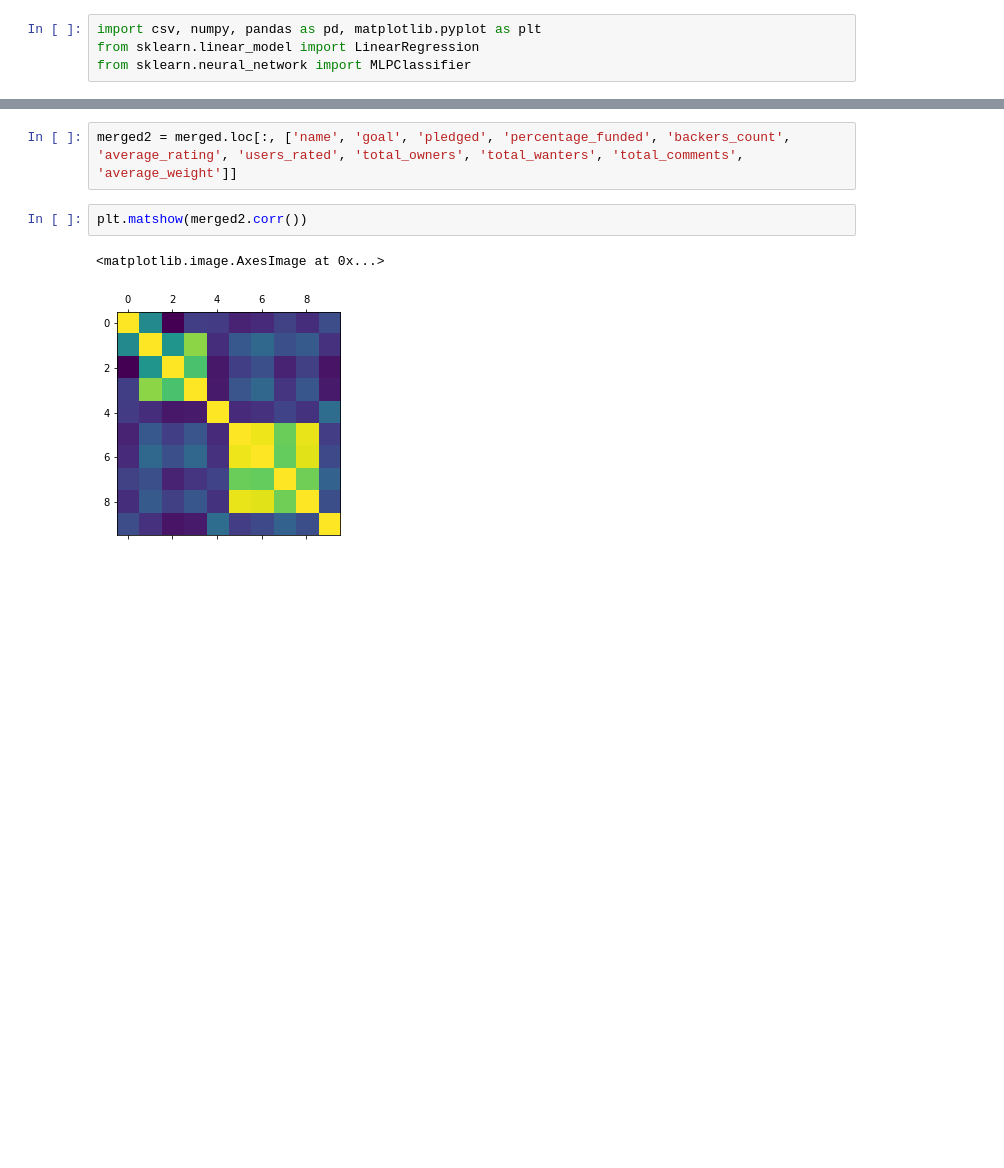
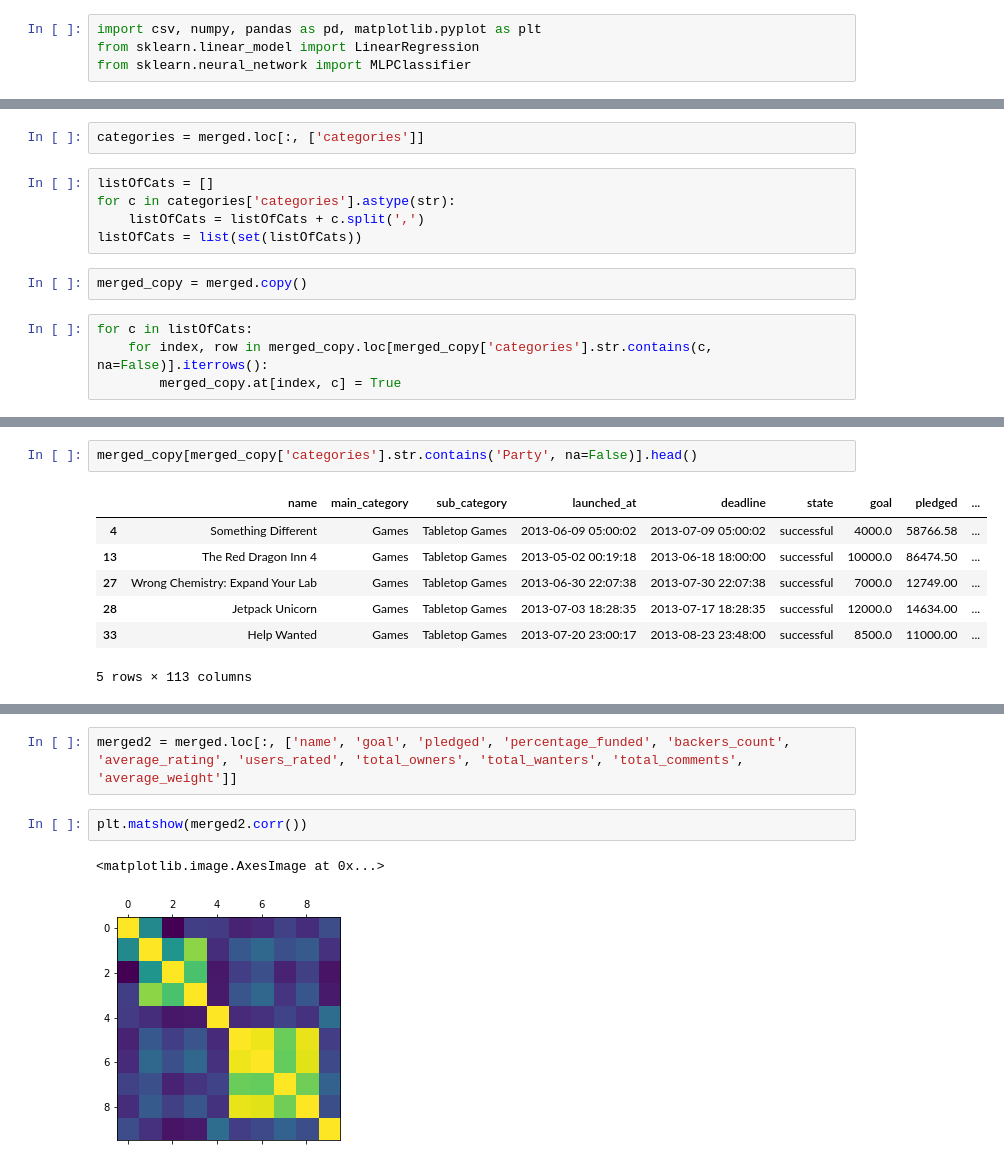
Before and after one commit to csawaske/BGGAnalysis, a Jupyter notebook: BGGNotebook.ipynb, the cells around one changed output, grey strips where cells are left out. Cells and saved outputs as stored; diff of their text form; blank space fills up the shorter version.

```diff
--- a/BGGNotebook.ipynb
+++ b/BGGNotebook.ipynb
@@ -56,0 +33,13 @@ plt.matshow(merged.corr())
+# %%
+categories = merged.loc[:, ['categories']]
+# %%
+listOfCats = []
+for c in categories['categories'].astype(str):
+    listOfCats = listOfCats + c.split(',')
+listOfCats = list(set(listOfCats))
+# %%
+merged_copy = merged.copy()
+# %%
+for c in listOfCats:
+    for index, row in merged_copy.loc[merged_copy['categories'].str.contains(c, na=False)].iterrows():
+        merged_copy.at[index, c] = True
@@ -56,0 +58,10 @@ plt.matshow(merged.corr())
+# %%
+merged_copy[merged_copy['categories'].str.contains('Party', na=False)].head()
+# %% [output]
+|  | name | main_category | sub_category | launched_at | deadline | state | goal | pledged | ... |
+| 4 | Something Different | Games | Tabletop Games | 2013-06-09 05:00:02 | 2013-07-09 05:00:02 | successful | 4000.0 | 58766.58 | ... |
+| 13 | The Red Dragon Inn 4 | Games | Tabletop Games | 2013-05-02 00:19:18 | 2013-06-18 18:00:00 | successful | 10000.0 | 86474.50 | ... |
+| 27 | Wrong Chemistry: Expand Your Lab | Games | Tabletop Games | 2013-06-30 22:07:38 | 2013-07-30 22:07:38 | successful | 7000.0 | 12749.00 | ... |
+| 28 | Jetpack Unicorn | Games | Tabletop Games | 2013-07-03 18:28:35 | 2013-07-17 18:28:35 | successful | 12000.0 | 14634.00 | ... |
+| 33 | Help Wanted | Games | Tabletop Games | 2013-07-20 23:00:17 | 2013-08-23 23:48:00 | successful | 8500.0 | 11000.00 | ... |
+5 rows × 113 columns
```
Also changed, not shown: parts of 13 cells of this notebook.
